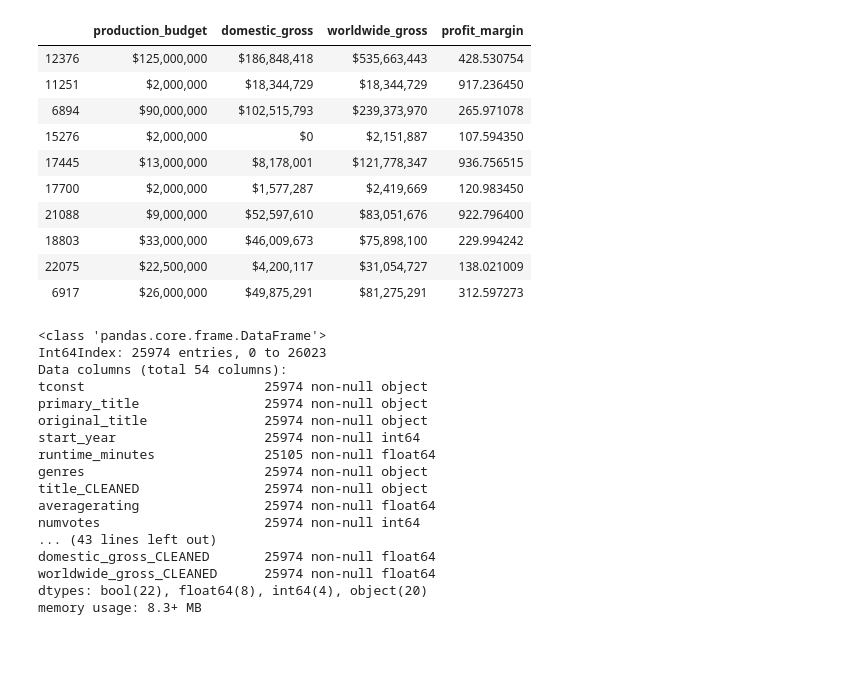
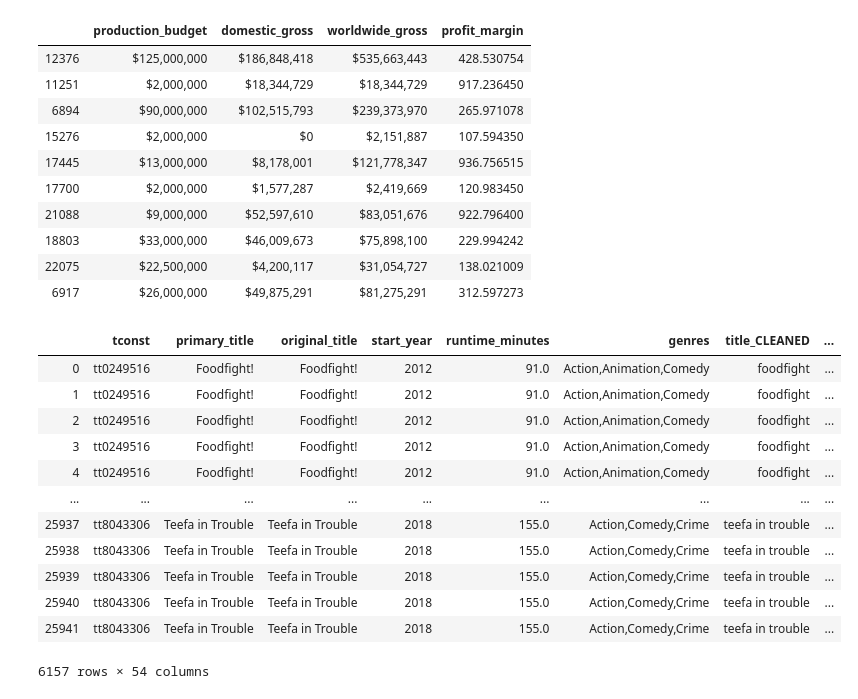
Before and after one commit to jfleury12/movie-collaboration, a Jupyter notebook: mod_1_project_EDA_fleury_2.ipynb, the cells around one changed output. Drawn from its saved outputs; the diff is of its cells as text; code cells hidden in the pictures; blank space fills up the shorter version.

```diff
--- a/mod_1_project_EDA_fleury_2.ipynb
+++ b/mod_1_project_EDA_fleury_2.ipynb
@@ -569,23 +567,19 @@ See the caveats in the documentation: http://pandas.pydata.org/pandas-docs/stabl
 | 18803 | $33,000,000 | $46,009,673 | $75,898,100 | 229.994242 |
 | 22075 | $22,500,000 | $4,200,117 | $31,054,727 | 138.021009 |
 | 6917 | $26,000,000 | $49,875,291 | $81,275,291 | 312.597273 |
-# %%
-df_final.info()
-# %% [output]
-<class 'pandas.core.frame.DataFrame'>
-Int64Index: 25974 entries, 0 to 26023
-Data columns (total 54 columns):
-tconst                       25974 non-null object
-primary_title                25974 non-null object
-original_title               25974 non-null object
-start_year                   25974 non-null int64
-runtime_minutes              25105 non-null float64
-genres                       25974 non-null object
-title_CLEANED                25974 non-null object
-averagerating                25974 non-null float64
-numvotes                     25974 non-null int64
-... (43 lines left out)
-domestic_gross_CLEANED       25974 non-null float64
-worldwide_gross_CLEANED      25974 non-null float64
-dtypes: bool(22), float64(8), int64(4), object(20)
-memory usage: 8.3+ MB
+# %%
+df_final.loc[df_final["Action"] == True]
+# %% [output]
+|  | tconst | primary_title | original_title | start_year | runtime_minutes | genres | title_CLEANED | ... |
+| 0 | tt0249516 | Foodfight! | Foodfight! | 2012 | 91.0 | Action,Animation,Comedy | foodfight | ... |
+| 1 | tt0249516 | Foodfight! | Foodfight! | 2012 | 91.0 | Action,Animation,Comedy | foodfight | ... |
+| 2 | tt0249516 | Foodfight! | Foodfight! | 2012 | 91.0 | Action,Animation,Comedy | foodfight | ... |
+| 3 | tt0249516 | Foodfight! | Foodfight! | 2012 | 91.0 | Action,Animation,Comedy | foodfight | ... |
+| 4 | tt0249516 | Foodfight! | Foodfight! | 2012 | 91.0 | Action,Animation,Comedy | foodfight | ... |
+| ... | ... | ... | ... | ... | ... | ... | ... | ... |
+| 25937 | tt8043306 | Teefa in Trouble | Teefa in Trouble | 2018 | 155.0 | Action,Comedy,Crime | teefa in trouble | ... |
+| 25938 | tt8043306 | Teefa in Trouble | Teefa in Trouble | 2018 | 155.0 | Action,Comedy,Crime | teefa in trouble | ... |
+| 25939 | tt8043306 | Teefa in Trouble | Teefa in Trouble | 2018 | 155.0 | Action,Comedy,Crime | teefa in trouble | ... |
+| 25940 | tt8043306 | Teefa in Trouble | Teefa in Trouble | 2018 | 155.0 | Action,Comedy,Crime | teefa in trouble | ... |
+| 25941 | tt8043306 | Teefa in Trouble | Teefa in Trouble | 2018 | 155.0 | Action,Comedy,Crime | teefa in trouble | ... |
+6157 rows × 54 columns
```
Also changed, not shown: parts of 11 cells of this notebook.
